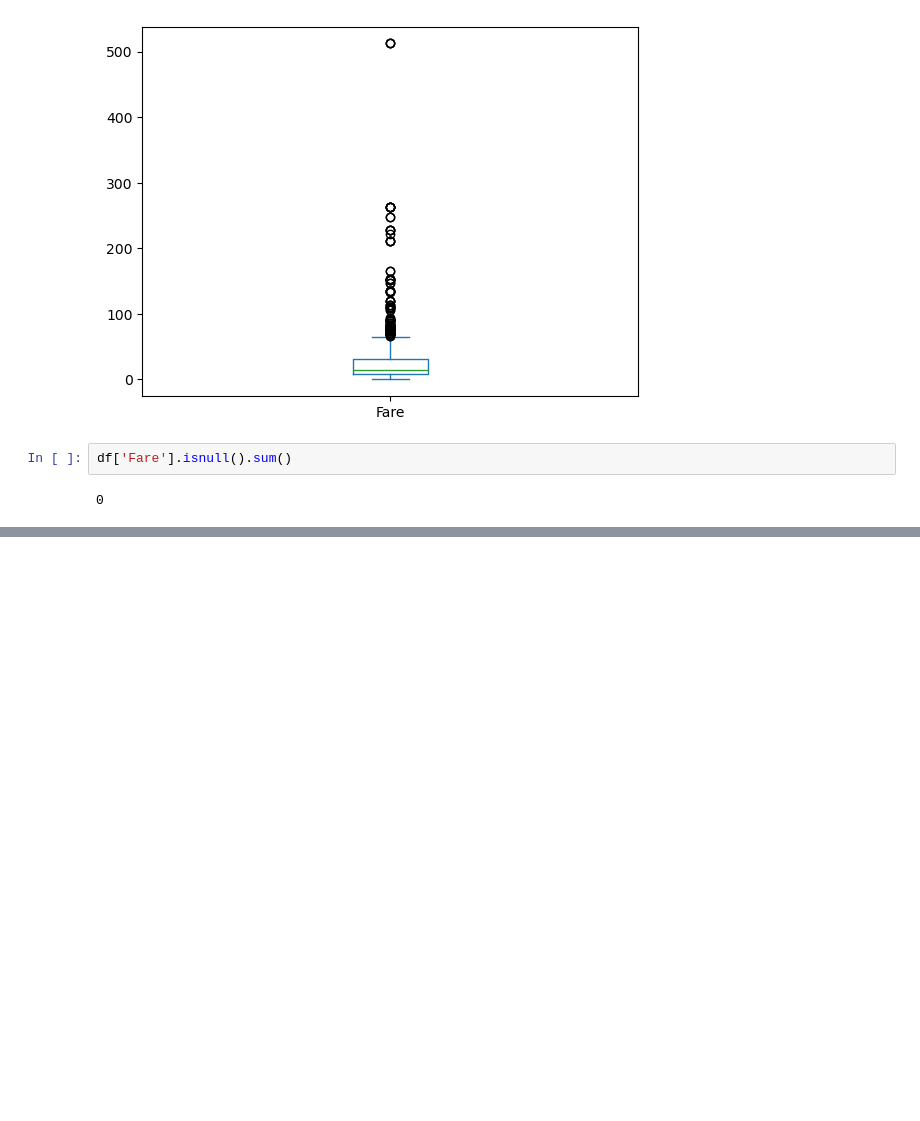
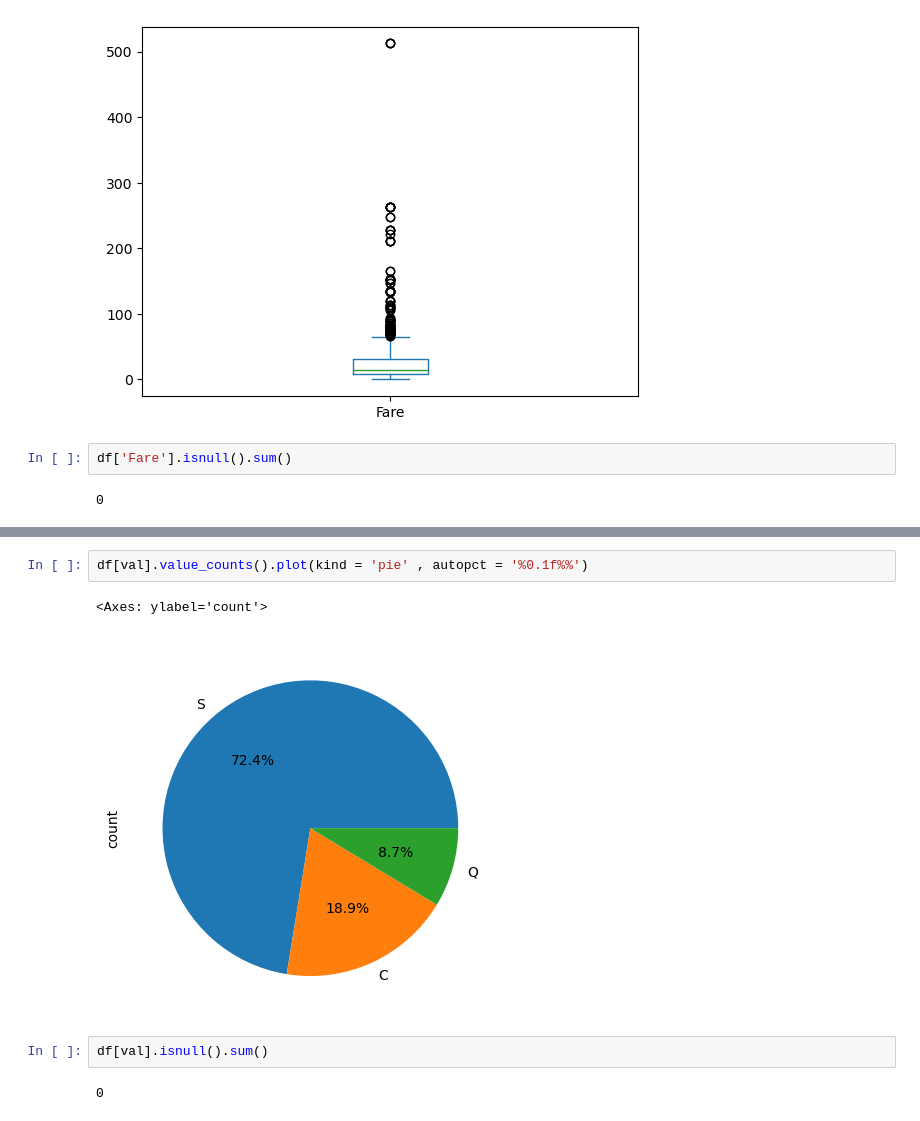
Before and after one commit to lalithrajr1034/Machine_learning_Practice, a Jupyter notebook: EDA/1_Univariat_analyais.ipynb, the cells around one changed output, grey strips where cells are left out. Saved outputs shown, nothing was run; the diff lists cells and outputs as text; blank space fills up the shorter version.

```diff
--- a/EDA/1_Univariat_analyais.ipynb
+++ b/EDA/1_Univariat_analyais.ipynb
@@ -121,0 +175,9 @@ df['Fare'].isnull().sum()
+# %%
+df[val].value_counts().plot(kind = 'pie' , autopct = '%0.1f%%')
+# %% [output]
+<Axes: ylabel='count'>
+[figure, added]
+# %%
+df[val].isnull().sum()
+# %% [output]
+0
```
Also changed, not shown: parts of 10 cells of this notebook.
